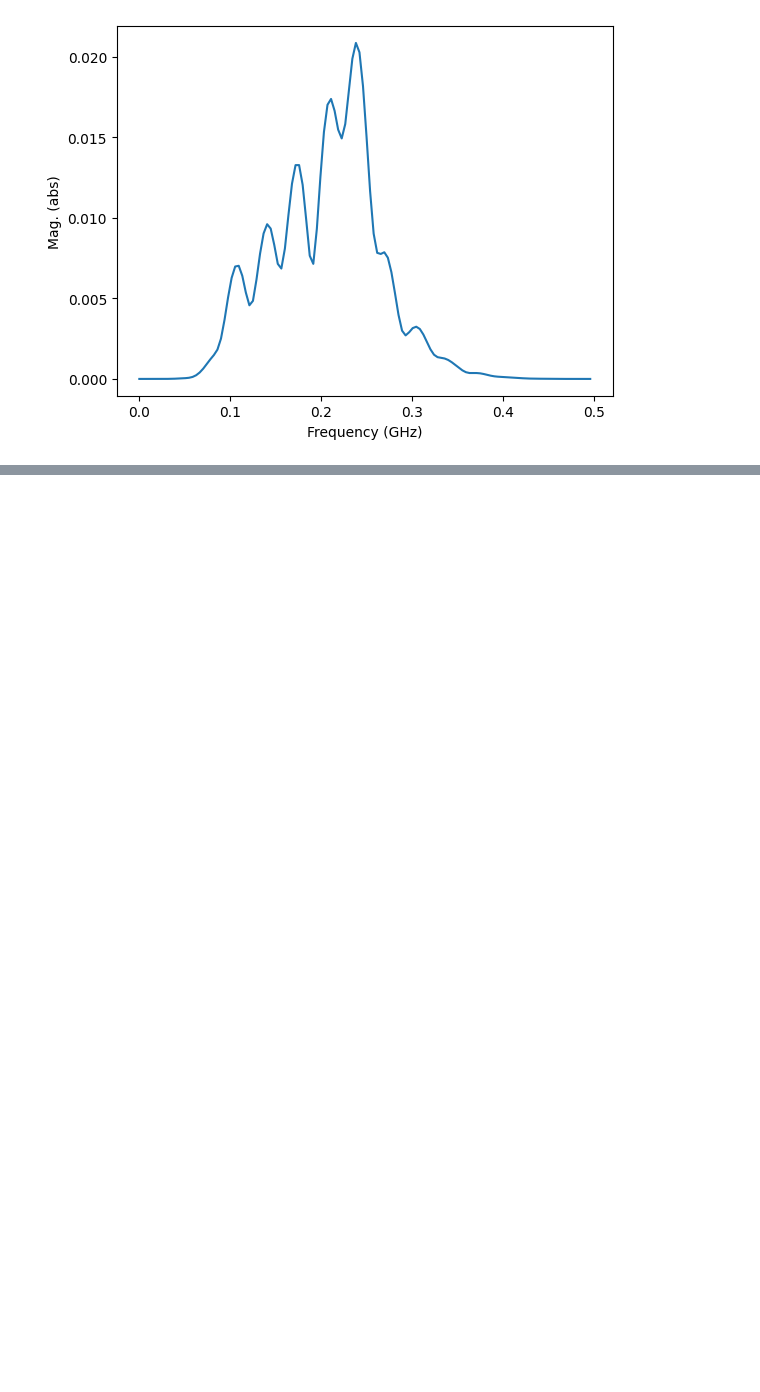
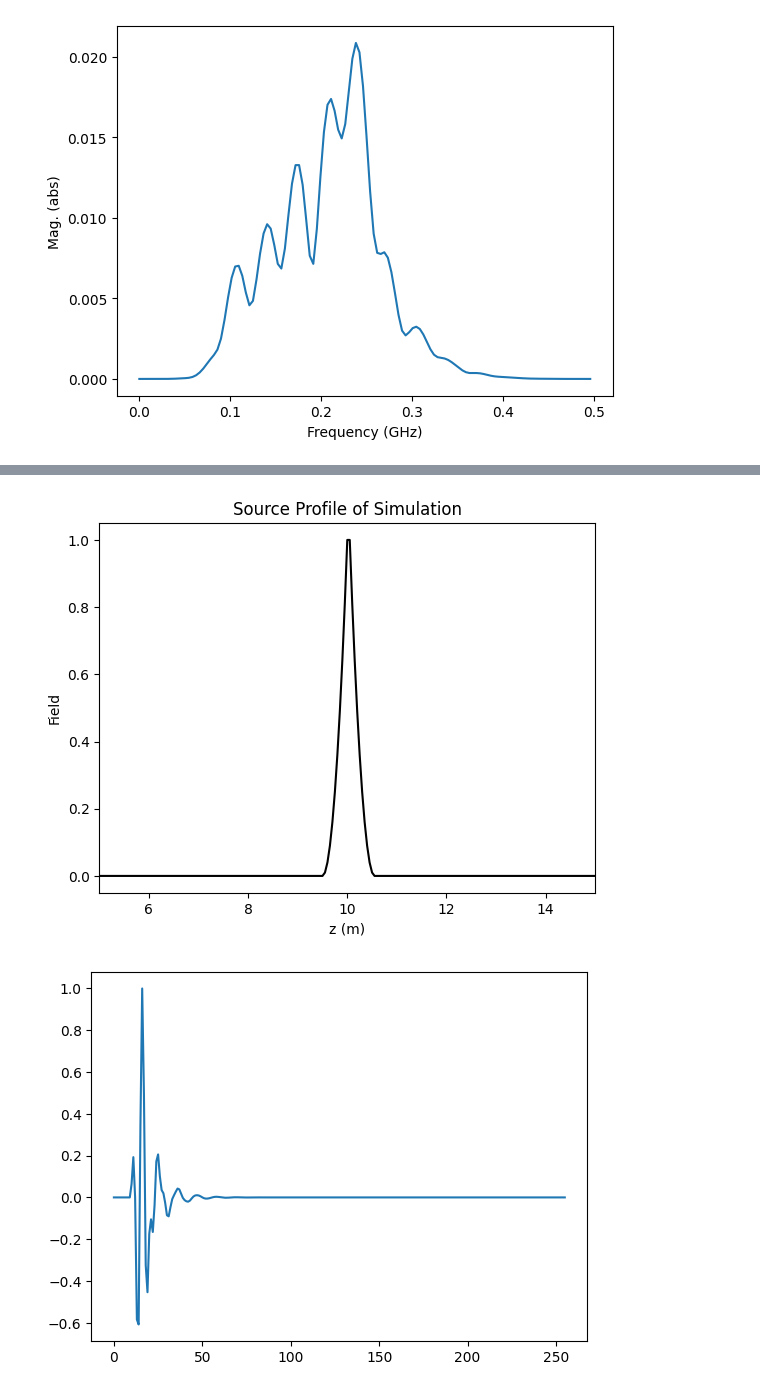
Before and after one commit to aali04/paraprop_research, a Jupyter notebook: example_td_arish.ipynb, the cells around one changed output, grey strips where cells are left out. Saved outputs shown, nothing was run; the diff lists cells and outputs as text; code cells hidden in the pictures; blank space fills up the shorter version.

```diff
--- a/example_td_arish.ipynb
+++ b/example_td_arish.ipynb
@@ -140,0 +172,31 @@ plt.show()
+# %%
+### an example of defining the source as a dipole ###
+### (also can be done using a vector or function like n, see implementation) ###
+sim.set_dipole_source_profile(freq, sourceDepth)
+
+### plot, zoomed in ###
+plt.plot(z, abs(sim.get_source_profile()), color='black')
+plt.ylabel('Field')
+plt.xlabel('z (m)')
+plt.title('Source Profile of Simulation')
+plt.xlim(sourceDepth - 5, sourceDepth + 5)
+plt.show()
+
+
+### set a td signal ###
+dt = 1
+impulse = np.zeros(2**8, dtype='complex')
+impulse[10] = 1+0j
+sig = util.normToMax(util.butterBandpassFilter(impulse, 0.09, 0.25, 1/dt, 4))
+sim.set_td_source_signal(sig, dt)
+
+t = sim.get_time()
+f = sim.get_frequency()
+A = sim.get_spectrum()
+plt.plot(t, sig.real)
+plt.show()
+plt.plot(f, abs(A))
+plt.show()
+# %% [output]
+[figure, added]
+[figure, added]
```
Also changed, not shown: parts of 12 cells of this notebook, 2 other files.
